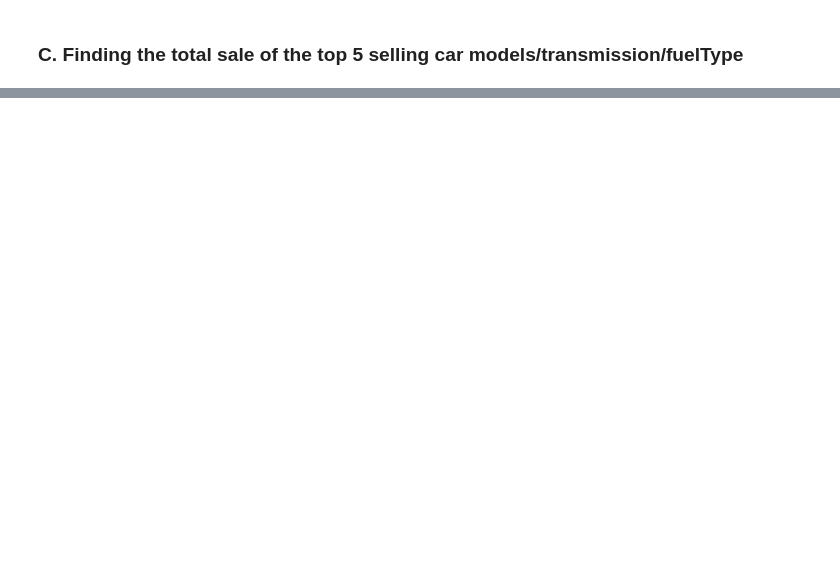
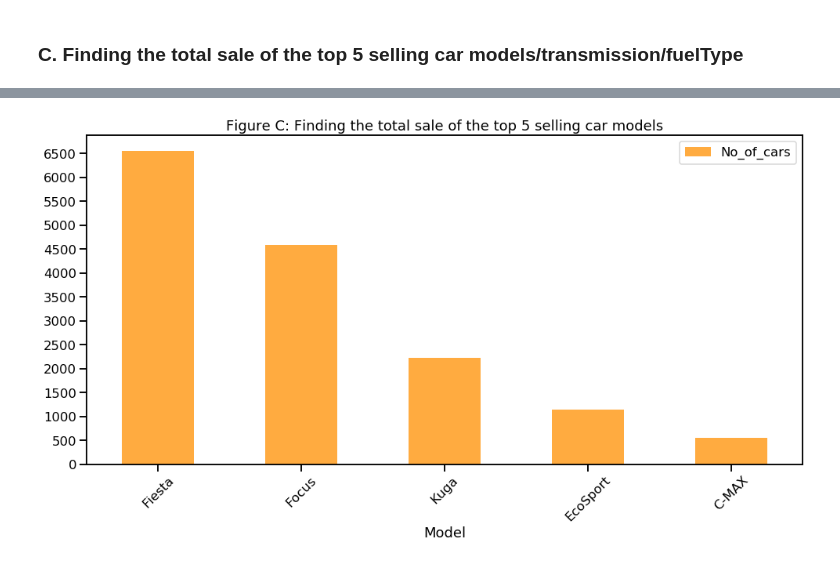
Before and after one commit to nabilatajrin/bmw-used-car-analysis, a Jupyter notebook: ford_used_car_EDA.ipynb, the cells around one changed output, grey strips where cells are left out. Drawn from its saved outputs; the diff is of its cells as text; code cells hidden in the pictures; blank space fills up the shorter version.

```diff
--- a/ford_used_car_EDA.ipynb
+++ b/ford_used_car_EDA.ipynb
@@ -588,0 +548,5 @@ plt.show()
+# %%
+df_C = pd.DataFrame({'Model':['Fiesta','Focus','Kuga','EcoSport','C-MAX'],
+                     'No_of_cars':[6556,4588,2225,1143,543]})
+
+display(df_C)
@@ -589,3 +560,11 @@ plt.show()
+# %%
+df_C.plot(kind='bar', x='Model', title='Figure C: Finding the total sale of the top 5 selling car models',
+          color = '#FFAB40', rot = 45, figsize= (14,8), yticks = np.arange(0,7000,500))
+
+plt.tight_layout()
+plt.show()
+# %% [output]
+[figure, added]
 # %%
 total_sale = model_count.sort_values(by = '% of cars', ascending = False).head(5).sum()
 total_sale
```
Also changed, not shown: parts of 22 cells of this notebook.
